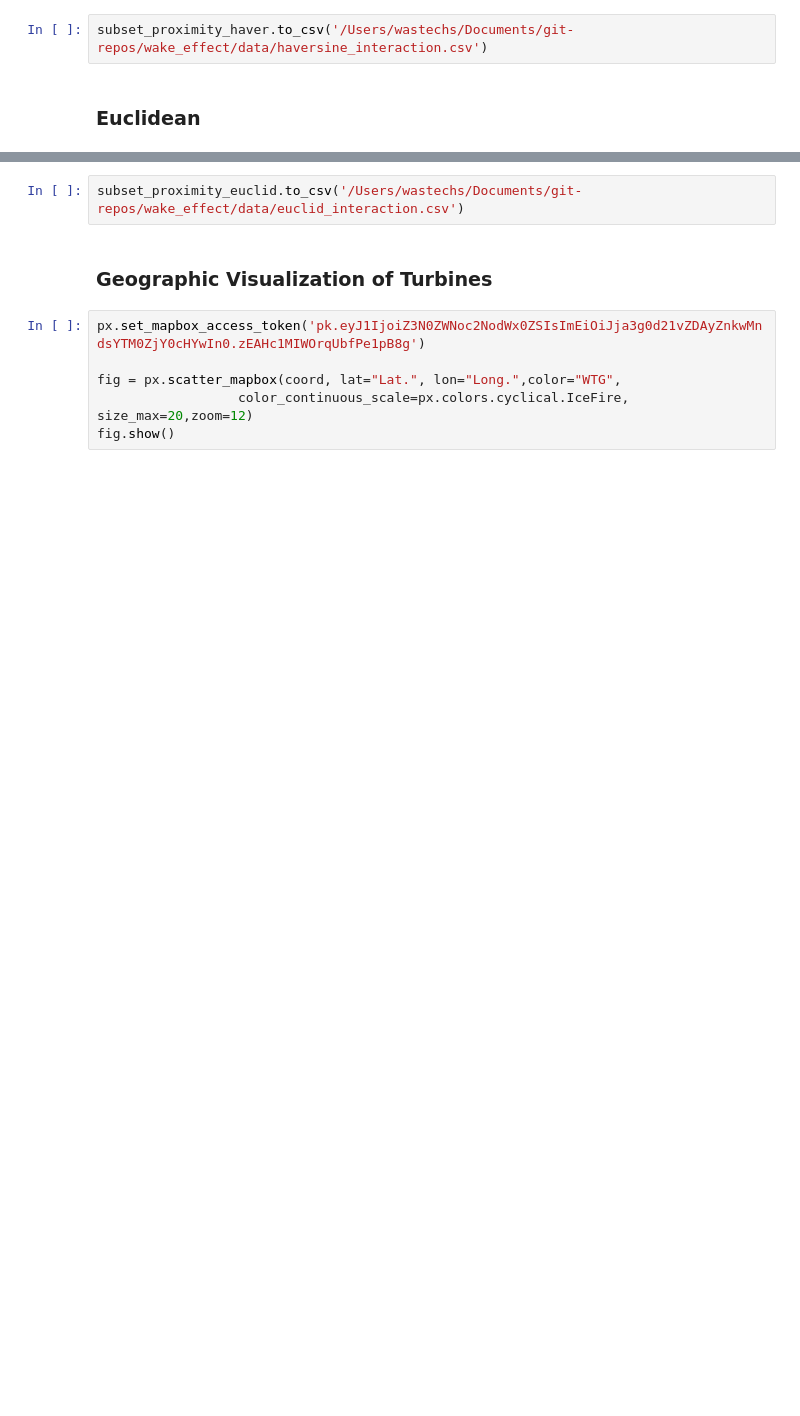
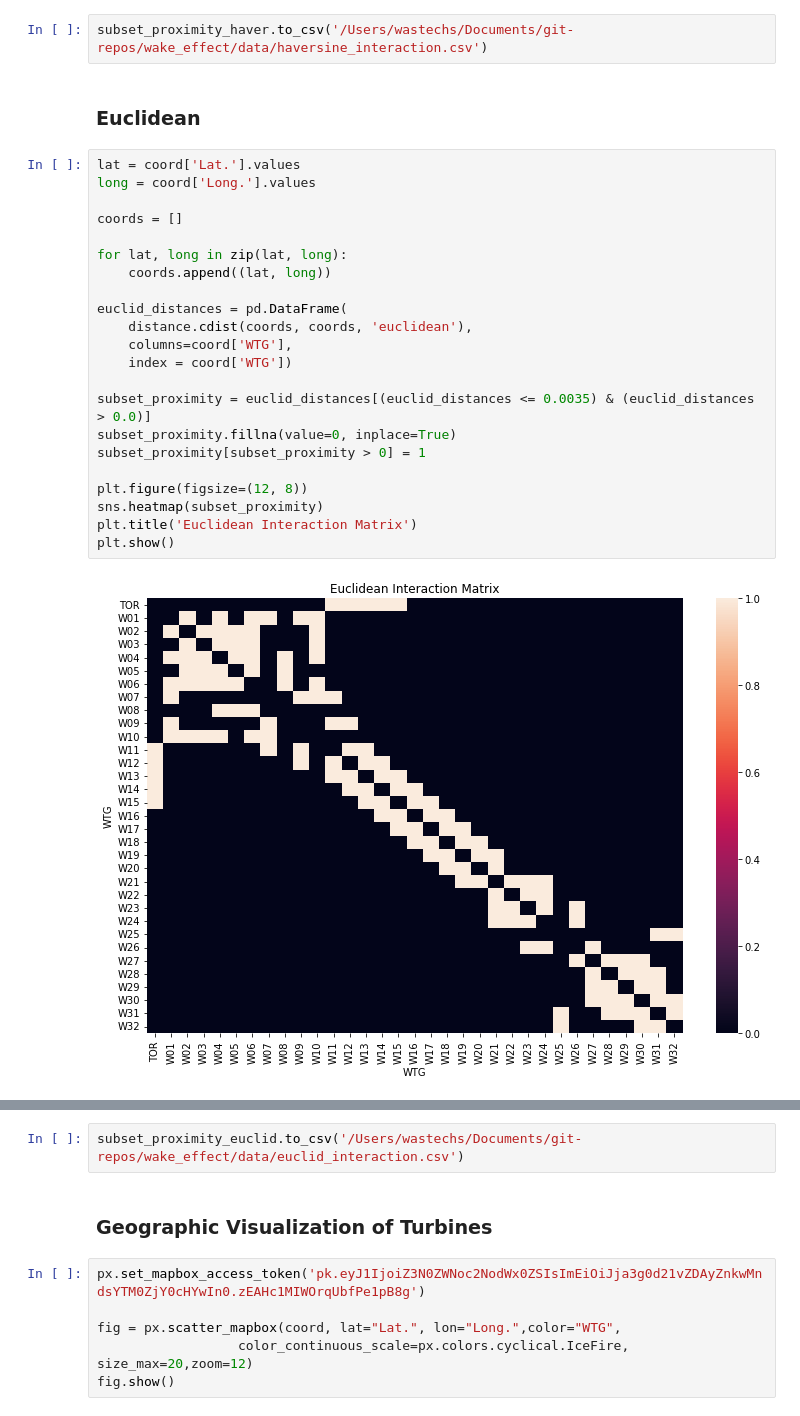
Before and after one commit to GStechschulte/wake_effect, a Jupyter notebook: turbine_distances/turbine_distances.ipynb, the cells around one changed output, grey strips where cells are left out. Drawn from its saved outputs; the diff is of its cells as text; blank space fills up the shorter version.

```diff
--- a/turbine_distances/turbine_distances.ipynb
+++ b/turbine_distances/turbine_distances.ipynb
@@ -95,6 +108,30 @@ plt.show()
 subset_proximity_haver.to_csv('/Users/wastechs/Documents/git-repos/wake_effect/data/haversine_interaction.csv')
 # %% [markdown]
 ### Euclidean
+# %%
+lat = coord['Lat.'].values
+long = coord['Long.'].values
+
+coords = []
+
+for lat, long in zip(lat, long):
+    coords.append((lat, long))
+
+euclid_distances = pd.DataFrame(
+    distance.cdist(coords, coords, 'euclidean'),
+    columns=coord['WTG'],
+    index = coord['WTG'])
+
+subset_proximity = euclid_distances[(euclid_distances <= 0.0035) & (euclid_distances > 0.0)]
+subset_proximity.fillna(value=0, inplace=True)
+subset_proximity[subset_proximity > 0] = 1
+
+plt.figure(figsize=(12, 8))
+sns.heatmap(subset_proximity)
+plt.title('Euclidean Interaction Matrix')
+plt.show()
+# %% [output]
+[figure, added]
 # %%
 lat = coord['Lat.'].values
 long = coord['Long.'].values
```
Also changed, not shown: parts of 11 cells of this notebook, 3 other files.
